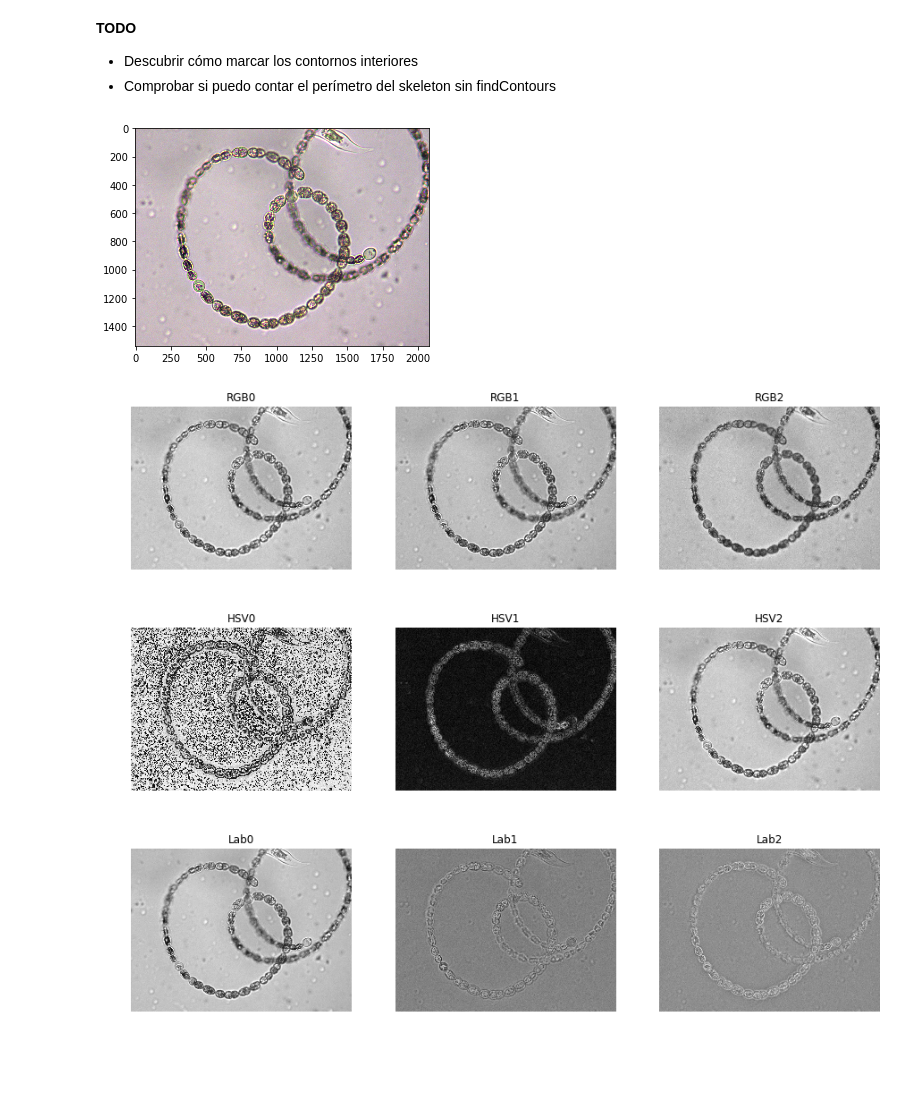
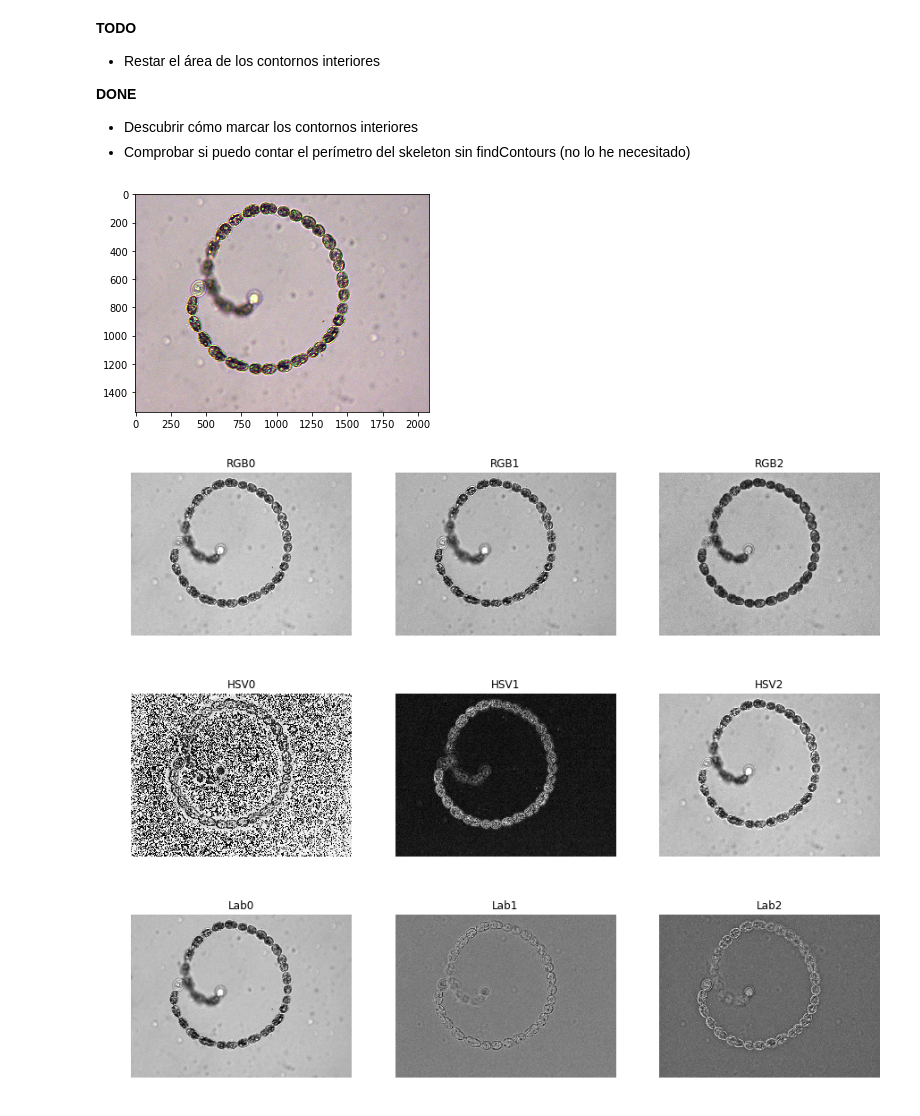
Before and after one commit to iagooteroc/analisis_imagen, a Jupyter notebook: P3/P3.ipynb, the cells around one changed output. Saved outputs shown, nothing was run; the diff lists cells and outputs as text; code cells hidden in the pictures; blank space fills up the shorter version.

```diff
--- a/P3/P3.ipynb
+++ b/P3/P3.ipynb
@@ -7,28 +7,33 @@ from skimage.measure import find_contours, approximate_polygon, \
     subdivide_polygon
 # %% [markdown]
 **TODO**
+- Restar el área de los contornos interiores
+
+**DONE**
 - Descubrir cómo marcar los contornos interiores
-- Comprobar si puedo contar el perímetro del skeleton sin findContours
+- Comprobar si puedo contar el perímetro del skeleton sin findContours (no lo he necesitado)
 # %%
-im = cv2.imread('dataset/Single 40x - Anabaena spiroides 1.jpg')
+# im = cv2.imread('dataset/Single 40x - Anabaena spiroides 1.jpg')
 # im = cv2.imread('dataset/Single 40x - Anabaena spiroides 2.jpg')
+# im = cv2.imread('dataset/Single 40x - Anabaena spiroides 3.jpg')
+im = cv2.imread('dataset/Single 40x - Anabaena spiroides 4.jpg')
 im_rgb = cv2.cvtColor(im, cv2.COLOR_BGR2RGB)
 plt.imshow(im_rgb)
 plt.show()
 im_hsv = cv2.cvtColor(im, cv2.COLOR_BGR2HSV)
 im_lab = cv2.cvtColor(im, cv2.COLOR_BGR2Lab)
 
 images = [im_rgb, im_hsv, im_lab]
 names = ['RGB', 'HSV', 'Lab']
 for n, img in enumerate(images):
     fig, axeslist = plt.subplots(ncols=3, nrows=1,figsize=(15,15))
     for i in range(3):
         axeslist.ravel()[i].imshow(img[:,:,i], cmap='gray')
         axeslist.ravel()[i].set_title(names[n] + str(i))
         axeslist.ravel()[i].set_axis_off()
     plt.show()
 # %% [output]
-[figure, old version]
+[figure, new version]
-[figure, old version]
+[figure, new version]
-[figure, old version]
+[figure, new version]
-[figure, old version]
+[figure, new version]
```
Also changed, not shown: parts of 12 cells of this notebook.
